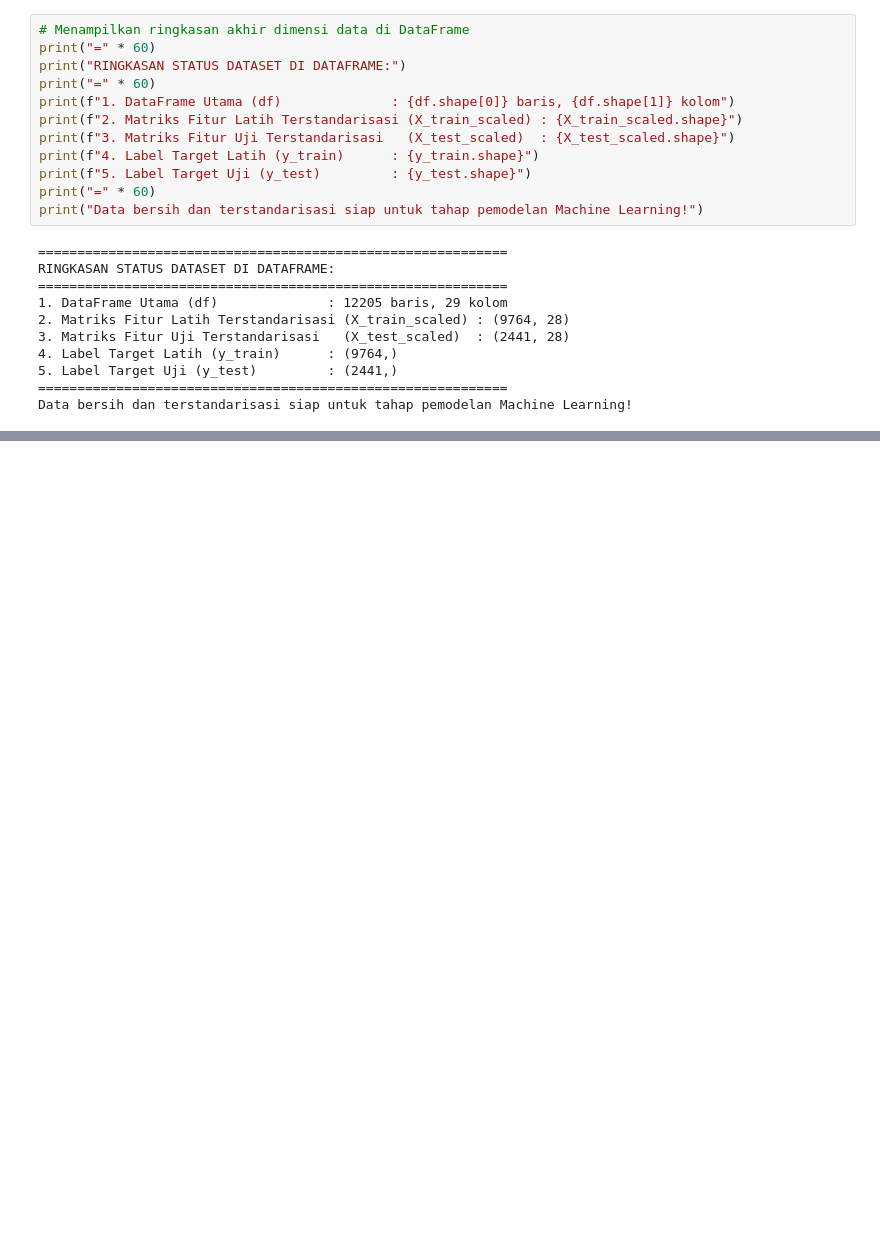
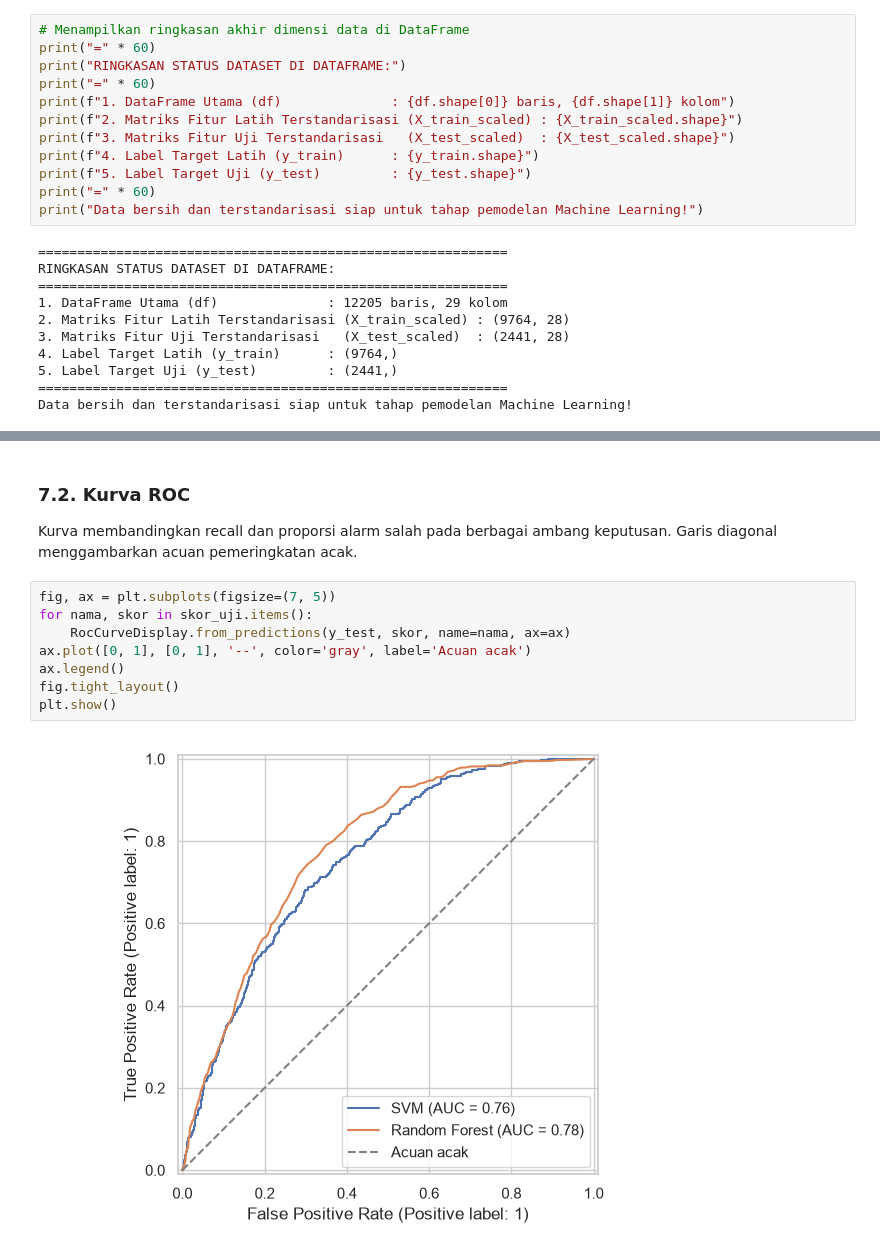
Before and after one commit to oktavianprstyd/MauArgonAtauAstra, a Jupyter notebook: notebook.ipynb, the cells around one changed output, grey strips where cells are left out. Cells and saved outputs as stored; diff of their text form; blank space fills up the shorter version.

```diff
--- a/notebook.ipynb
+++ b/notebook.ipynb
@@ -625,0 +764,14 @@ Data bersih dan terstandarisasi siap untuk tahap pemodelan Machine Learning!
+# %% [markdown]
+### 7.2. Kurva ROC
+
+Kurva membandingkan recall dan proporsi alarm salah pada berbagai ambang keputusan. Garis diagonal menggambarkan acuan pemeringkatan acak.
+# %%
+fig, ax = plt.subplots(figsize=(7, 5))
+for nama, skor in skor_uji.items():
+    RocCurveDisplay.from_predictions(y_test, skor, name=nama, ax=ax)
+ax.plot([0, 1], [0, 1], '--', color='gray', label='Acuan acak')
+ax.legend()
+fig.tight_layout()
+plt.show()
+# %% [output]
+[figure, added]
```
Also changed, not shown: parts of 33 cells of this notebook.
